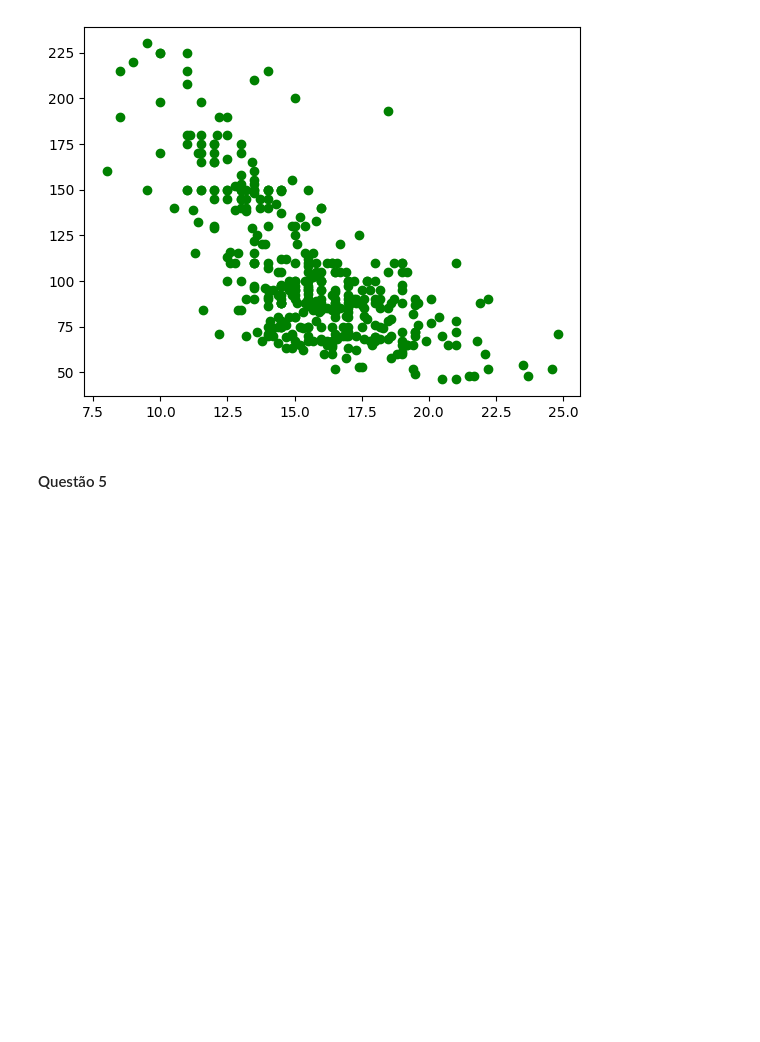
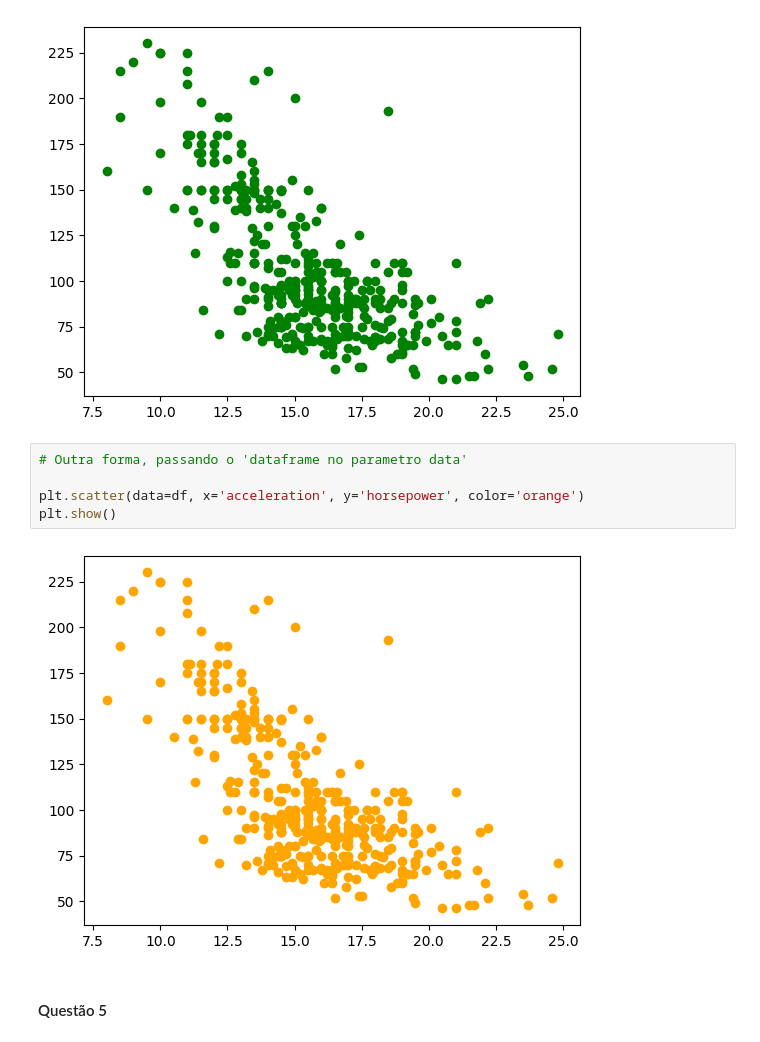
Before and after one commit to guioliveiras/ada_suzano_892, a Jupyter notebook: modulo_04/atividades/atividade-02.ipynb, the cells around one changed output. Saved outputs shown, nothing was run; the diff lists cells and outputs as text; blank space fills up the shorter version.

```diff
--- a/modulo_04/atividades/atividade-02.ipynb
+++ b/modulo_04/atividades/atividade-02.ipynb
@@ -116,6 +115,13 @@ plt.scatter(x_scatter, y_scatter, color='green')
 plt.show()
 # %% [output]
 [figure]
+# %%
+# Outra forma, passando o 'dataframe no parametro data'
+
+plt.scatter(data=df, x='acceleration', y='horsepower', color='orange')
+plt.show()
+# %% [output]
+[figure, added]
 # %% [markdown]
 #### Questão 5
 # %% [markdown]
```
Also changed, not shown: parts of 6 cells of this notebook.
